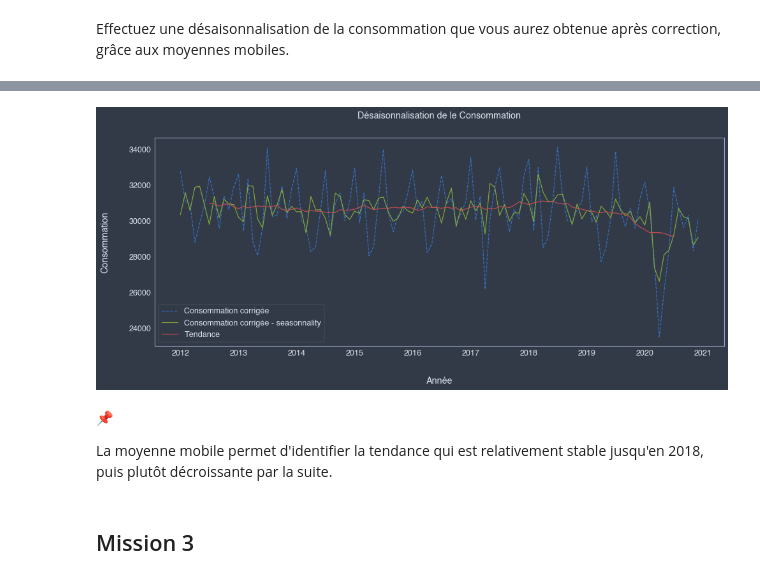
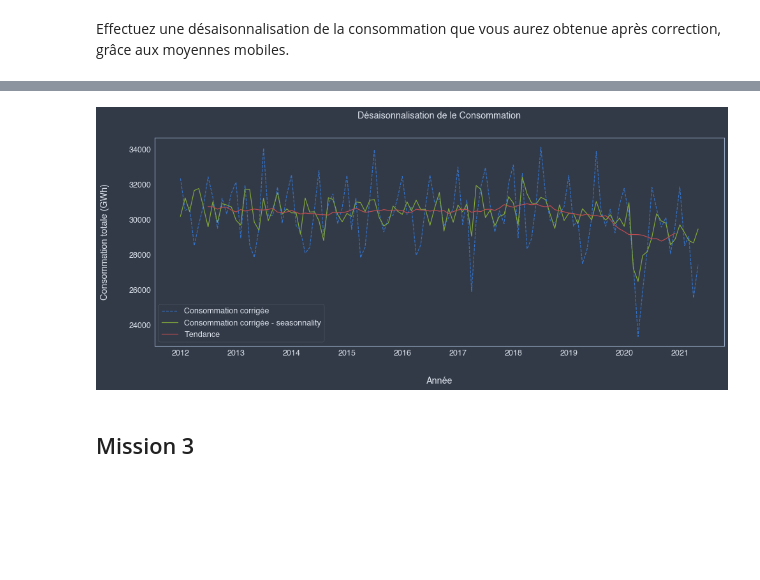
Before and after one commit to Gladouu/P9, a Jupyter notebook: P9_01_code.ipynb, the cells around one changed output, grey strips where cells are left out. Saved outputs shown, nothing was run; the diff lists cells and outputs as text; code cells hidden in the pictures; blank space fills up the shorter version.

```diff
--- a/P9_01_code.ipynb
+++ b/P9_01_code.ipynb
@@ -63,6 +72,6 @@ df.head()
 # %%
 #energy data (consolidated and final): they relate to France and the 12 administrative regions
-df = df[df['Territoire'] == 'France'].drop('Unnamed: 22', axis=1).reset_index(drop=True)
+df = df[df['Territoire'] == 'France'].drop('Unnamed: 22', axis=1)
 
 #brief data description
 df.info()
@@ -90,9 +99,6 @@ memory usage: 20.4+ KB
 [Description des données en énergie](https://assets.rte-france.com/prod/public/2020-07/éCO2mix%20-%20Description%20des%20fichiers%20des%20données%20en%20énergie.pdf)
 
 Production totale et consommation totale en GWh
-# %%
-#convert the month column to date time format
-df['Mois'] = df['Mois'].astype('datetime64')
 # %%
 #dataviz
 plt.figure(figsize=(16,6))
@@ -204,6 +211,11 @@ dju['Mois'] = dju['Mois'].astype('datetime64')
 dju = dju[['Mois', 0]].rename(columns={0 : 'DJU'})
 
 df = df.merge(dju, on='Mois', how='left')
+
+df = df.set_index('Mois')
+
+#drop the last 5 lines because missing DJU
+df = df[:-5]
 # %% [markdown]
 ### Correction des données
 # %% [markdown]
@@ -318,3 +327,5 @@ elec = elec.iloc[:108]
+# %%
+elec = df['Consommation totale corrigée']
 # %%
 decomp = seasonal_decompose(elec, model='additif')
 
@@ -329,29 +340,25 @@ plt.show()
 # %%
 #subtract seasonal coefficients from the elec series
 x_cvs = elec - decomp.seasonal
 
 #period 12 seasonality
 elec_ma = elec.rolling(window = 12, center = True).mean()
 
 #dataviz
 plt.figure(figsize=(16,6))
 
 plt.plot(elec, label='Consommation corrigée', linestyle='dashed')
 plt.plot(x_cvs, label='Consommation corrigée - seasonnality')
 plt.plot(elec_ma, label='Tendance')
 
 plt.xlabel('Année', labelpad=30)
-plt.ylabel('Consommation', labelpad=30)
+plt.ylabel('Consommation totale (GWh)', labelpad=30)
 plt.legend()
 plt.title('Désaisonnalisation de le Consommation', pad=30)
 
 plt.show()
 # %% [output]
-[figure, old version]
+[figure, new version]
-# %% [markdown]
-📌
-
-La moyenne mobile permet d'identifier la tendance qui est relativement stable jusqu'en 2018, puis plutôt décroissante par la suite.
 # %% [markdown]
 ## Mission 3
 # %% [markdown]
```
Also changed, not shown: parts of 71 cells of this notebook.
